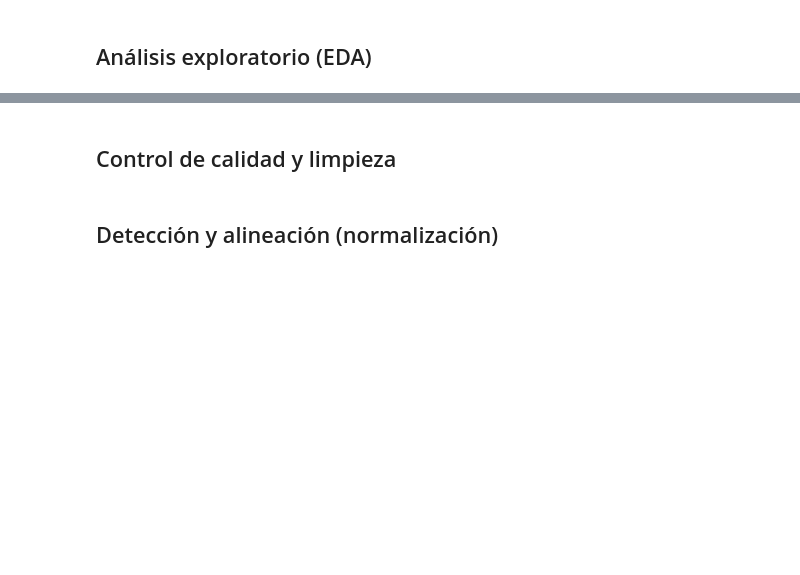
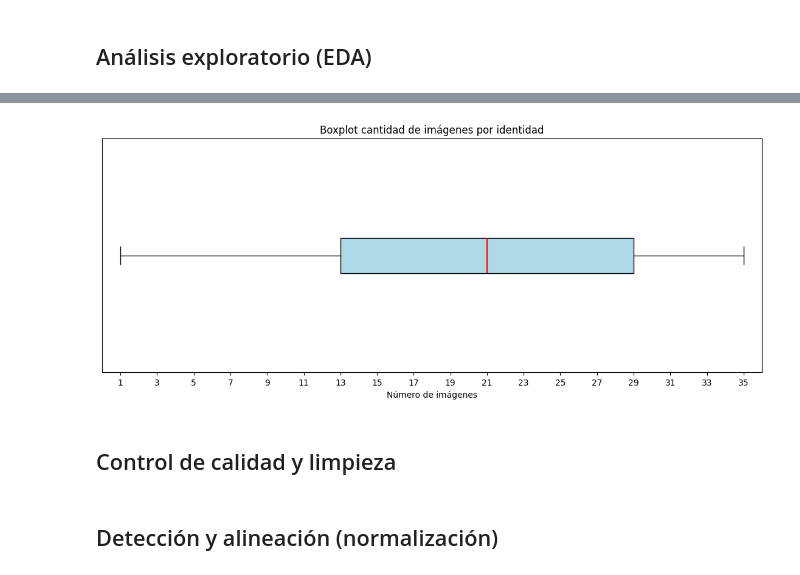
Before and after one commit to maximoalva/tuia-face-recognition-app, a Jupyter notebook: 1-pre-processing.ipynb, the cells around one changed output, grey strips where cells are left out. Saved outputs shown, nothing was run; the diff lists cells and outputs as text; code cells hidden in the pictures; blank space fills up the shorter version.

```diff
--- a/1-pre-processing.ipynb
+++ b/1-pre-processing.ipynb
@@ -13,3 +192,15 @@
+# %%
+# Boxplot
+plt.figure(figsize=(14, 5))
+plt.boxplot(identity_counts, vert=False, patch_artist=True, boxprops=dict(facecolor='lightblue', color='black'), medianprops=dict(color='red', linewidth=1.5))
+plt.xlim(0, identity_counts_max + 1)
+plt.xticks(range(1, identity_counts_max + 1, 2))
+plt.title("Boxplot cantidad de imágenes por identidad")
+plt.xlabel("Número de imágenes")
+plt.gca().axes.get_yaxis().set_visible(False)
+plt.show()
+# %% [output]
+[figure, added]
 # %% [markdown]
 ## Control de calidad y limpieza
 # %% [markdown]
```
Also changed, not shown: parts of 24 cells of this notebook.
